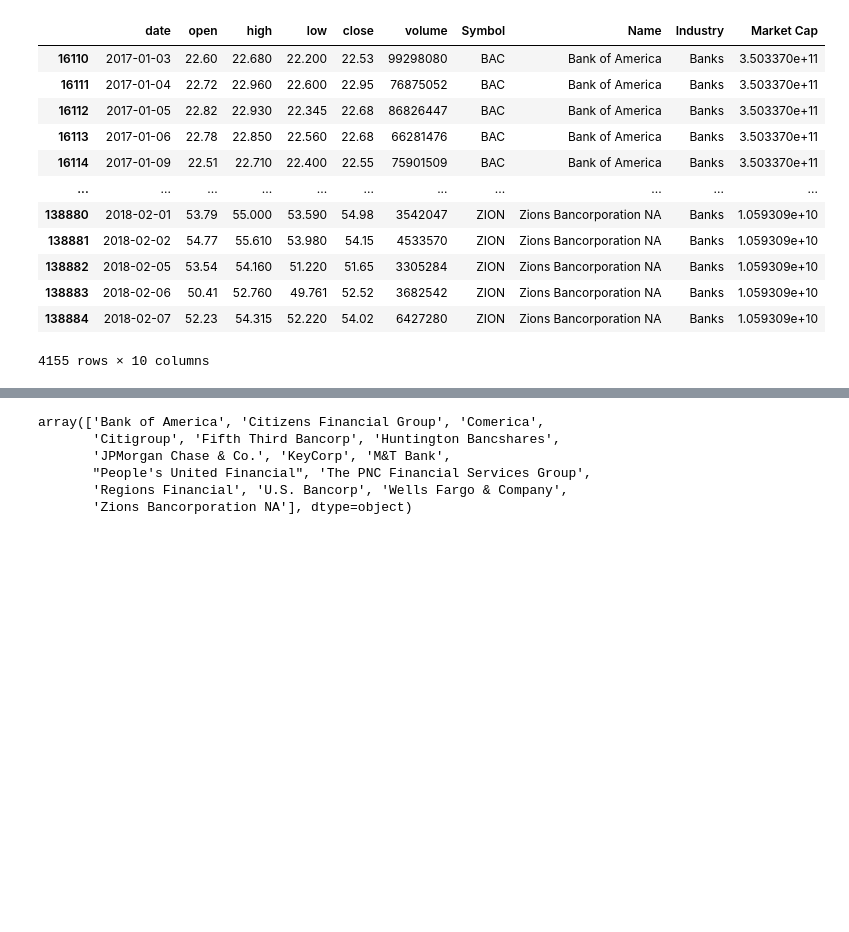
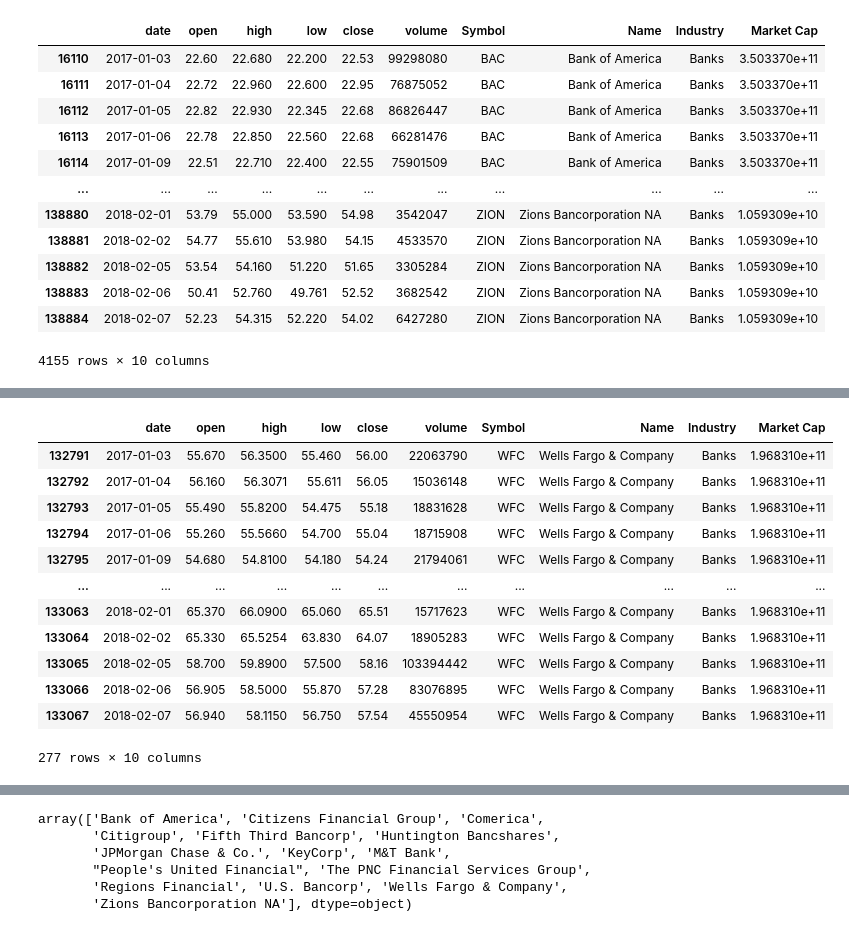
Before and after one commit to TracieDiepBautista/StockAnalytics, a Jupyter notebook: pandasDataManipulation-jy.ipynb, the cells around one changed output, grey strips where cells are left out. Cells and saved outputs as stored; diff of their text form; code cells hidden in the pictures; blank space fills up the shorter version.

```diff
--- a/pandasDataManipulation-jy.ipynb
+++ b/pandasDataManipulation-jy.ipynb
@@ -190,0 +212,17 @@ banks_df
+# %%
+WFG_df = banks_df.loc[banks_df["Name"]=="Wells Fargo & Company"]
+WFG_df
+# %% [output]
+|  | date | open | high | low | close | volume | Symbol | Name | Industry | Market Cap |
+| 132791 | 2017-01-03 | 55.670 | 56.3500 | 55.460 | 56.00 | 22063790 | WFC | Wells Fargo & Company | Banks | 1.968310e+11 |
+| 132792 | 2017-01-04 | 56.160 | 56.3071 | 55.611 | 56.05 | 15036148 | WFC | Wells Fargo & Company | Banks | 1.968310e+11 |
+| 132793 | 2017-01-05 | 55.490 | 55.8200 | 54.475 | 55.18 | 18831628 | WFC | Wells Fargo & Company | Banks | 1.968310e+11 |
+| 132794 | 2017-01-06 | 55.260 | 55.5660 | 54.700 | 55.04 | 18715908 | WFC | Wells Fargo & Company | Banks | 1.968310e+11 |
+| 132795 | 2017-01-09 | 54.680 | 54.8100 | 54.180 | 54.24 | 21794061 | WFC | Wells Fargo & Company | Banks | 1.968310e+11 |
+| ... | ... | ... | ... | ... | ... | ... | ... | ... | ... | ... |
+| 133063 | 2018-02-01 | 65.370 | 66.0900 | 65.060 | 65.51 | 15717623 | WFC | Wells Fargo & Company | Banks | 1.968310e+11 |
+| 133064 | 2018-02-02 | 65.330 | 65.5254 | 63.830 | 64.07 | 18905283 | WFC | Wells Fargo & Company | Banks | 1.968310e+11 |
+| 133065 | 2018-02-05 | 58.700 | 59.8900 | 57.500 | 58.16 | 103394442 | WFC | Wells Fargo & Company | Banks | 1.968310e+11 |
+| 133066 | 2018-02-06 | 56.905 | 58.5000 | 55.870 | 57.28 | 83076895 | WFC | Wells Fargo & Company | Banks | 1.968310e+11 |
+| 133067 | 2018-02-07 | 56.940 | 58.1150 | 56.750 | 57.54 | 45550954 | WFC | Wells Fargo & Company | Banks | 1.968310e+11 |
+277 rows × 10 columns
```
Also changed, not shown: parts of 19 cells of this notebook, 11 other files.
